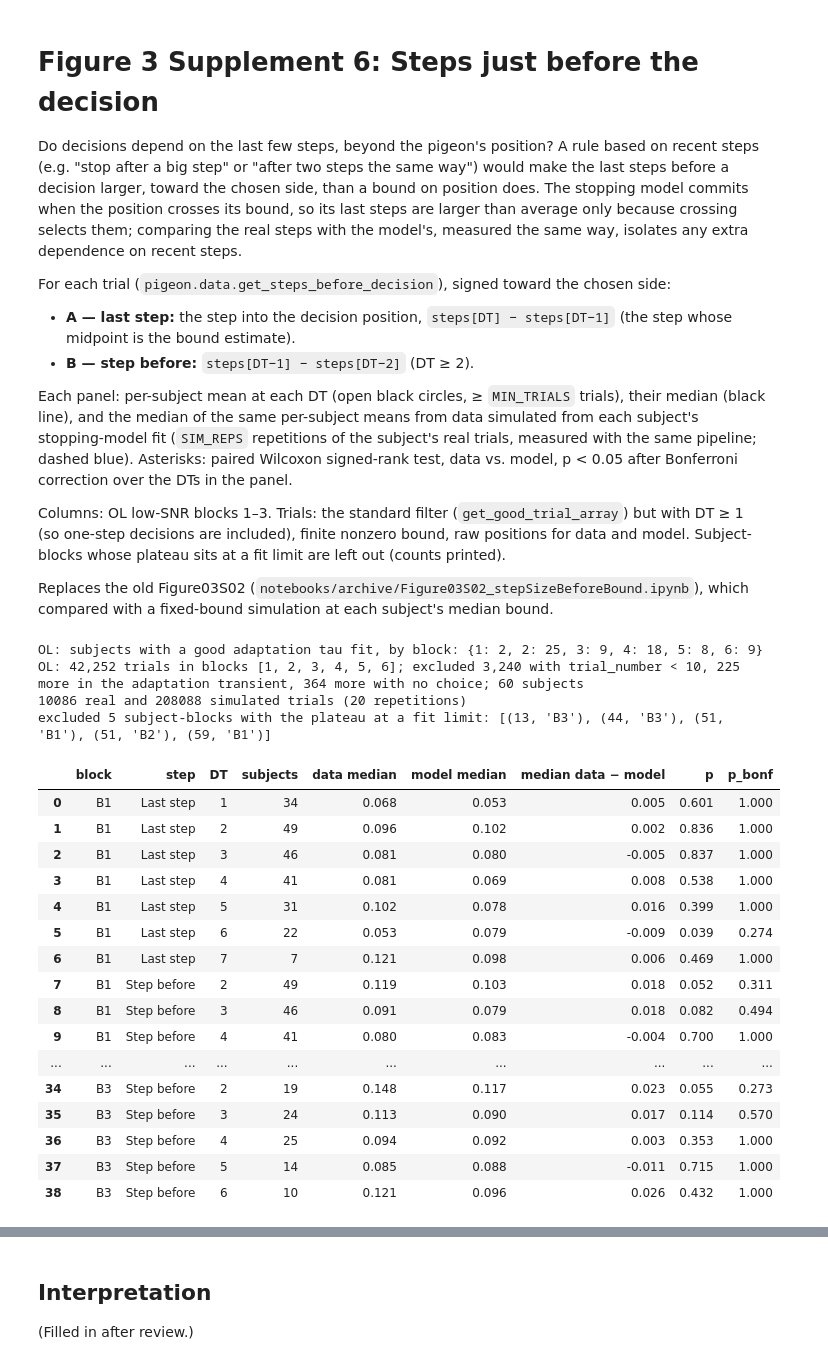
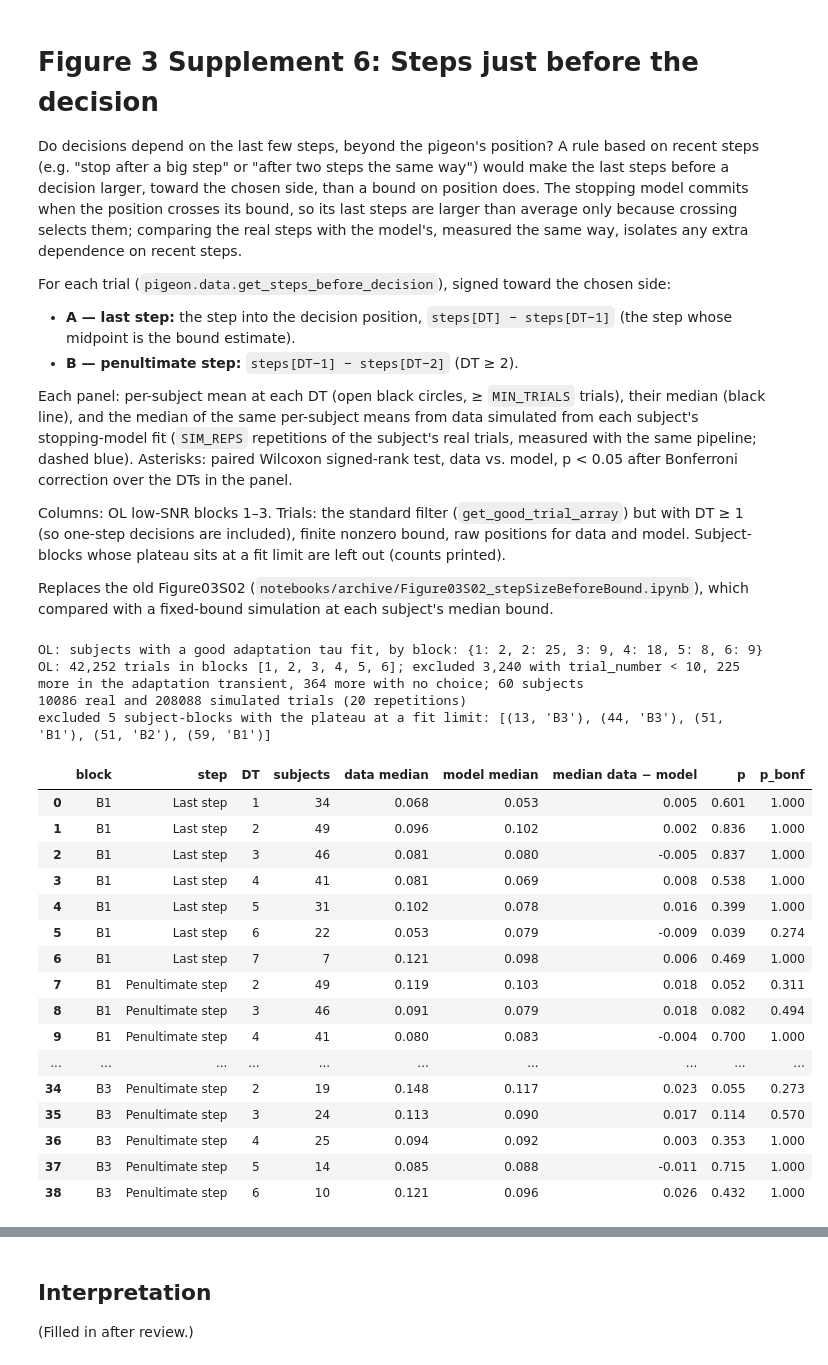
Before and after one commit to TheGoldLab/ms_2026_kalburge_etal_elife, a Jupyter notebook: notebooks/Figure03S06_stepsBeforeDecision.ipynb, the cells around one changed output, grey strips where cells are left out. Saved outputs shown, nothing was run; the diff lists cells and outputs as text; code cells hidden in the pictures.

Commit message:
Figure03S06: row B labeled 'Penultimate step'
Co-Authored-By: Claude Opus 5.5 <noreply@anthropic.com>

```diff
--- a/notebooks/Figure03S06_stepsBeforeDecision.ipynb
+++ b/notebooks/Figure03S06_stepsBeforeDecision.ipynb
@@ -14,7 +14,7 @@ chosen side:
 
 - **A — last step:** the step into the decision position,
   `steps[DT] − steps[DT−1]` (the step whose midpoint is the bound estimate).
-- **B — step before:** `steps[DT−1] − steps[DT−2]` (DT ≥ 2).
+- **B — penultimate step:** `steps[DT−1] − steps[DT−2]` (DT ≥ 2).
 
 Each panel: per-subject mean at each DT (open black circles, ≥ `MIN_TRIALS`
 trials), their median (black line), and the median of the same per-subject
@@ -57,7 +57,7 @@ DTS = np.arange(1, 9)
 ALPHA = 0.05
 BLOCKS = ['B1', 'B2', 'B3']
 BLOCK_TITLES = {'B1': 'No penalty', 'B2': 'Coin penalty', 'B3': 'Step penalty'}
-STEPS = [('step_0', 'Last step'), ('step_1', 'Step before')]
+STEPS = [('step_0', 'Last step'), ('step_1', 'Penultimate step')]
 KEYS = ['subject_index', 'condition', 'DT']
 
 trials_all = get_stopping_model_trials('OL', [1, 2, 3, 4, 5, 6])
@@ -88,42 +88,42 @@ both = real[~l_lim].join(model, rsuffix='_model', how='inner')
 rows = []
 for b in BLOCKS:
     for col, label in STEPS:
         for dt in DTS:
             try:
                 x = both.xs((b, dt), level=['condition', 'DT'])[[col, col + '_model']].dropna()
             except KeyError:
                 continue
             if len(x) < 5:
                 continue
             rows.append({'block': b, 'step': label, 'DT': dt, 'subjects': len(x), 'data median': x[col].median(),
                          'model median': x[col + '_model'].median(),
                          'median data − model': (x[col] - x[col + '_model']).median(),
                          'p': scipy.stats.wilcoxon(x[col], x[col + '_model']).pvalue})
 tests = pd.DataFrame(rows)
 tests['p_bonf'] = (tests.p * tests.groupby(['block', 'step']).p.transform('size')).clip(upper=1)
 display(tests.round(3))
 # %% [output]
 OL: subjects with a good adaptation tau fit, by block: {1: 2, 2: 25, 3: 9, 4: 18, 5: 8, 6: 9}
 OL: 42,252 trials in blocks [1, 2, 3, 4, 5, 6]; excluded 3,240 with trial_number < 10, 225 more in the adaptation transient, 364 more with no choice; 60 subjects
 10086 real and 208088 simulated trials (20 repetitions)
 excluded 5 subject-blocks with the plateau at a fit limit: [(13, 'B3'), (44, 'B3'), (51, 'B1'), (51, 'B2'), (59, 'B1')]
 |  | block | step | DT | subjects | data median | model median | median data − model | p | p_bonf |
 | 0 | B1 | Last step | 1 | 34 | 0.068 | 0.053 | 0.005 | 0.601 | 1.000 |
 | 1 | B1 | Last step | 2 | 49 | 0.096 | 0.102 | 0.002 | 0.836 | 1.000 |
 | 2 | B1 | Last step | 3 | 46 | 0.081 | 0.080 | -0.005 | 0.837 | 1.000 |
 | 3 | B1 | Last step | 4 | 41 | 0.081 | 0.069 | 0.008 | 0.538 | 1.000 |
 | 4 | B1 | Last step | 5 | 31 | 0.102 | 0.078 | 0.016 | 0.399 | 1.000 |
 | 5 | B1 | Last step | 6 | 22 | 0.053 | 0.079 | -0.009 | 0.039 | 0.274 |
 | 6 | B1 | Last step | 7 | 7 | 0.121 | 0.098 | 0.006 | 0.469 | 1.000 |
-| 7 | B1 | Step before | 2 | 49 | 0.119 | 0.103 | 0.018 | 0.052 | 0.311 |
-| 8 | B1 | Step before | 3 | 46 | 0.091 | 0.079 | 0.018 | 0.082 | 0.494 |
-| 9 | B1 | Step before | 4 | 41 | 0.080 | 0.083 | -0.004 | 0.700 | 1.000 |
+| 7 | B1 | Penultimate step | 2 | 49 | 0.119 | 0.103 | 0.018 | 0.052 | 0.311 |
+| 8 | B1 | Penultimate step | 3 | 46 | 0.091 | 0.079 | 0.018 | 0.082 | 0.494 |
+| 9 | B1 | Penultimate step | 4 | 41 | 0.080 | 0.083 | -0.004 | 0.700 | 1.000 |
 | ... | ... | ... | ... | ... | ... | ... | ... | ... | ... |
-| 34 | B3 | Step before | 2 | 19 | 0.148 | 0.117 | 0.023 | 0.055 | 0.273 |
-| 35 | B3 | Step before | 3 | 24 | 0.113 | 0.090 | 0.017 | 0.114 | 0.570 |
-| 36 | B3 | Step before | 4 | 25 | 0.094 | 0.092 | 0.003 | 0.353 | 1.000 |
-| 37 | B3 | Step before | 5 | 14 | 0.085 | 0.088 | -0.011 | 0.715 | 1.000 |
-| 38 | B3 | Step before | 6 | 10 | 0.121 | 0.096 | 0.026 | 0.432 | 1.000 |
+| 34 | B3 | Penultimate step | 2 | 19 | 0.148 | 0.117 | 0.023 | 0.055 | 0.273 |
+| 35 | B3 | Penultimate step | 3 | 24 | 0.113 | 0.090 | 0.017 | 0.114 | 0.570 |
+| 36 | B3 | Penultimate step | 4 | 25 | 0.094 | 0.092 | 0.003 | 0.353 | 1.000 |
+| 37 | B3 | Penultimate step | 5 | 14 | 0.085 | 0.088 | -0.011 | 0.715 | 1.000 |
+| 38 | B3 | Penultimate step | 6 | 10 | 0.121 | 0.096 | 0.026 | 0.432 | 1.000 |
 # %%
 CM = 1 / 2.54
 FS = 7
```
Also changed, not shown: parts of 1 cell of this notebook.
